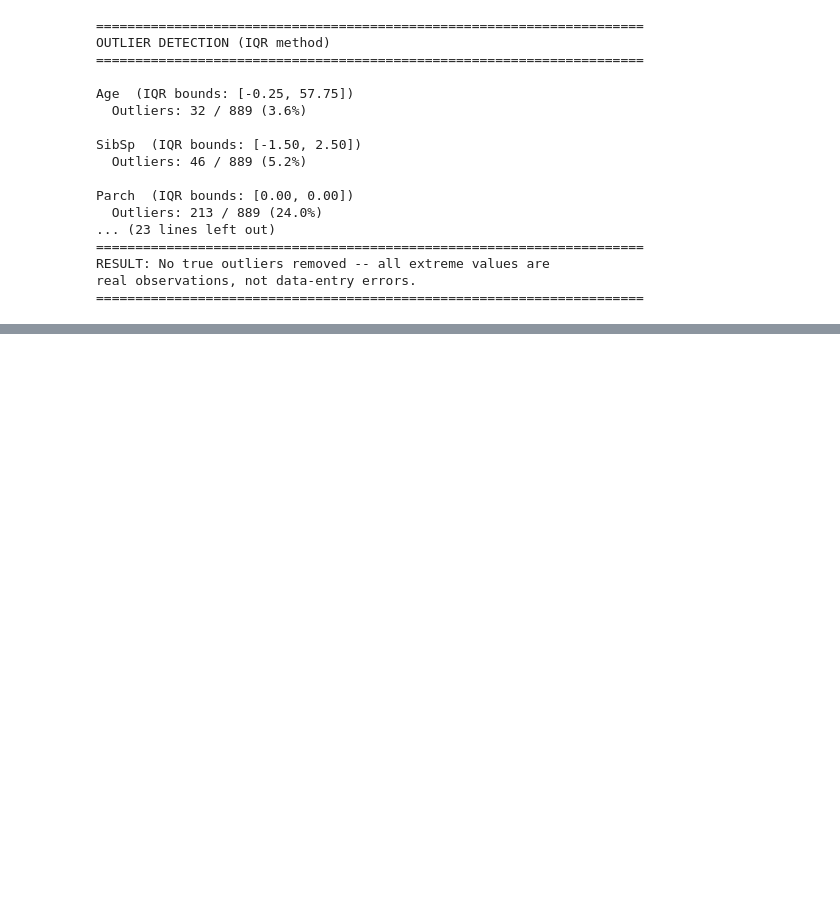
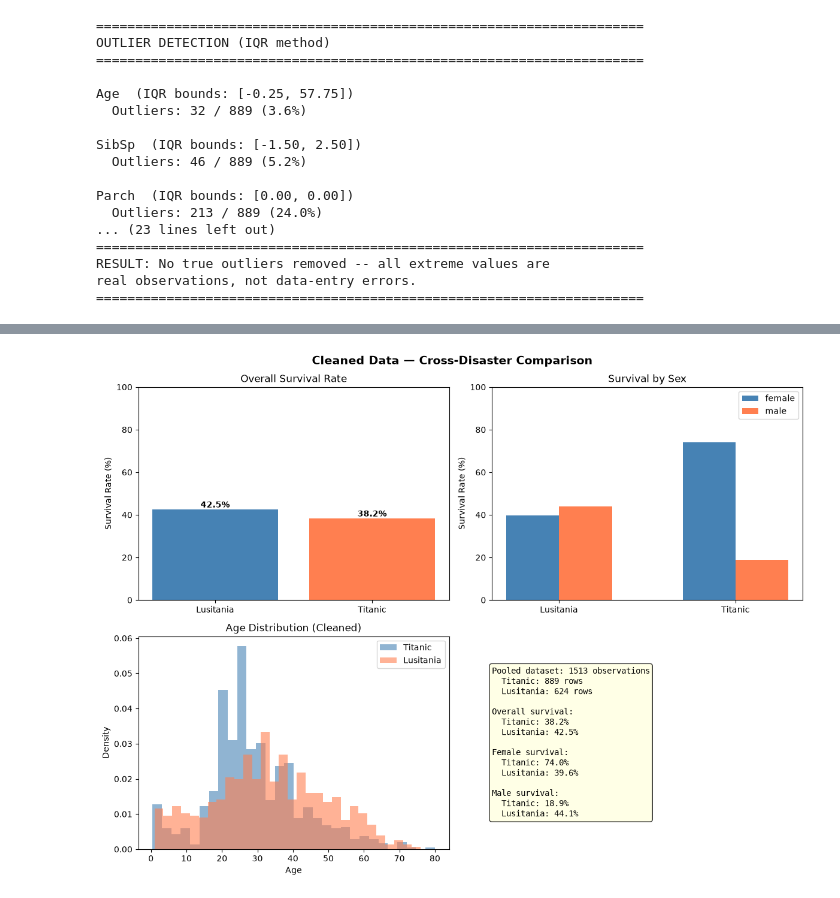
Before and after one commit to 4vince/MIH_MachineLearning, a Jupyter notebook: MIH_ML.ipynb, the cells around one changed output, grey strips where cells are left out. Saved outputs shown, nothing was run; the diff lists cells and outputs as text; code cells hidden in the pictures; blank space fills up the shorter version.

```diff
--- a/MIH_ML.ipynb
+++ b/MIH_ML.ipynb
@@ -428,0 +731,16 @@ real observations, not data-entry errors.
+# %%
+# --- 4.5 Inconsistent Formats: Lusitania ---
+print("=" * 70)
+print("4.5 INCONSISTENT FORMATS (Lusitania)")
+print("=" * 70)
+
+print("Sex before:", lusitania_clean["Sex"].unique().tolist())
+lusitania_clean["Sex"] = lusitania_clean["Sex"].astype(str).str.strip().str.lower()
+print("Sex after: ", lusitania_clean["Sex"].unique().tolist())
+
+print("Fate before:", lusitania_clean["Fate"].unique().tolist())
+lusitania_clean["Fate"] = lusitania_clean["Fate"].astype(str).str.strip().str.lower()
+print("Fate after: ", lusitania_clean["Fate"].unique().tolist())
+
+lusitania_clean["Sex"] = lusitania_clean["Sex"].astype("category")
+lusitania_clean["Fate"] = lusitania_clean["Fate"].astype("category")
@@ -428,0 +868,63 @@ real observations, not data-entry errors.
+# %%
+fig, axes = plt.subplots(2, 2, figsize=(12, 9))
+fig.suptitle("Cleaned Data — Cross-Disaster Comparison", fontsize=14, fontweight="bold")
+
+# 1. Survival rate by dataset
+rate = pooled_clean.groupby("dataset")["survived"].mean()
+axes[0, 0].bar(rate.index, rate.values * 100, color=["steelblue", "coral"])
+axes[0, 0].set_title("Overall Survival Rate")
+axes[0, 0].set_ylabel("Survival Rate (%)"); axes[0, 0].set_ylim(0, 100)
+for i, v in enumerate(rate.values):
+    axes[0, 0].text(i, v * 100 + 1, f"{v*100:.1f}%", ha="center", fontweight="bold")
+
+# 2. Survival by Sex per dataset
+sex_rate = pooled_clean.groupby(["dataset", "Sex"])["survived"].mean().unstack()
+x = np.arange(len(sex_rate.index))
+w = 0.3
+for i, s in enumerate(sex_rate.columns):
+    axes[0, 1].bar(x + i * w, sex_rate[s].values * 100, w, label=s,
+                    color=["steelblue", "coral"][i])
+axes[0, 1].set_xticks(x + w / 2)
+axes[0, 1].set_xticklabels(sex_rate.index)
+axes[0, 1].set_title("Survival by Sex")
+axes[0, 1].set_ylabel("Survival Rate (%)"); axes[0, 1].set_ylim(0, 100)
+axes[0, 1].legend()
+
+# 3. Age distribution by dataset (cleaned)
+axes[1, 0].hist(pooled_clean[pooled_clean["dataset"] == "Titanic"]["Age"].dropna(),
+                bins=30, alpha=0.6, density=True, label="Titanic", color="steelblue")
+axes[1, 0].hist(pooled_clean[pooled_clean["dataset"] == "Lusitania"]["Age"].dropna(),
+                bins=30, alpha=0.6, density=True, label="Lusitania", color="coral")
+axes[1, 0].set_xlabel("Age"); axes[1, 0].set_ylabel("Density")
+axes[1, 0].legend(); axes[1, 0].set_title("Age Distribution (Cleaned)")
+
+# 4. Summary text panel
+axes[1, 1].axis("off")
+label = "Female" if "Female" in sex_rate.columns else "female"
+male_label = "Male" if "Male" in sex_rate.columns else "male"
+titanic_f = sex_rate.loc["Titanic"].get(label, sex_rate.loc["Titanic"].iloc[1]) * 100
+lusitania_f = sex_rate.loc["Lusitania"].get(label, sex_rate.loc["Lusitania"].iloc[1]) * 100
+titanic_m = sex_rate.loc["Titanic"].get(male_label, sex_rate.loc["Titanic"].iloc[0]) * 100
+lusitania_m = sex_rate.loc["Lusitania"].get(male_label, sex_rate.loc["Lusitania"].iloc[0]) * 100
+summary_text = (
+    f"Pooled dataset: {len(pooled_clean)} observations\n"
+    f"  Titanic: {len(pooled_clean[pooled_clean['dataset']=='Titanic'])} rows\n"
+    f"  Lusitania: {len(pooled_clean[pooled_clean['dataset']=='Lusitania'])} rows\n\n"
+    f"Overall survival:\n"
+    f"  Titanic: {rate['Titanic']*100:.1f}%\n"
+    f"  Lusitania: {rate['Lusitania']*100:.1f}%\n\n"
+    f"Female survival:\n"
+    f"  Titanic: {titanic_f:.1f}%\n"
+    f"  Lusitania: {lusitania_f:.1f}%\n\n"
+    f"Male survival:\n"
+    f"  Titanic: {titanic_m:.1f}%\n"
+    f"  Lusitania: {lusitania_m:.1f}%"
+)
+axes[1, 1].text(0, 0.5, summary_text, fontsize=10, va="center",
+                family="monospace",
+                bbox=dict(boxstyle="round", facecolor="lightyellow", alpha=0.8))
+
+plt.tight_layout()
+plt.show()
+# %% [output]
+[figure, added]
```
Also changed, not shown: parts of 24 cells of this notebook, 5 other files.
